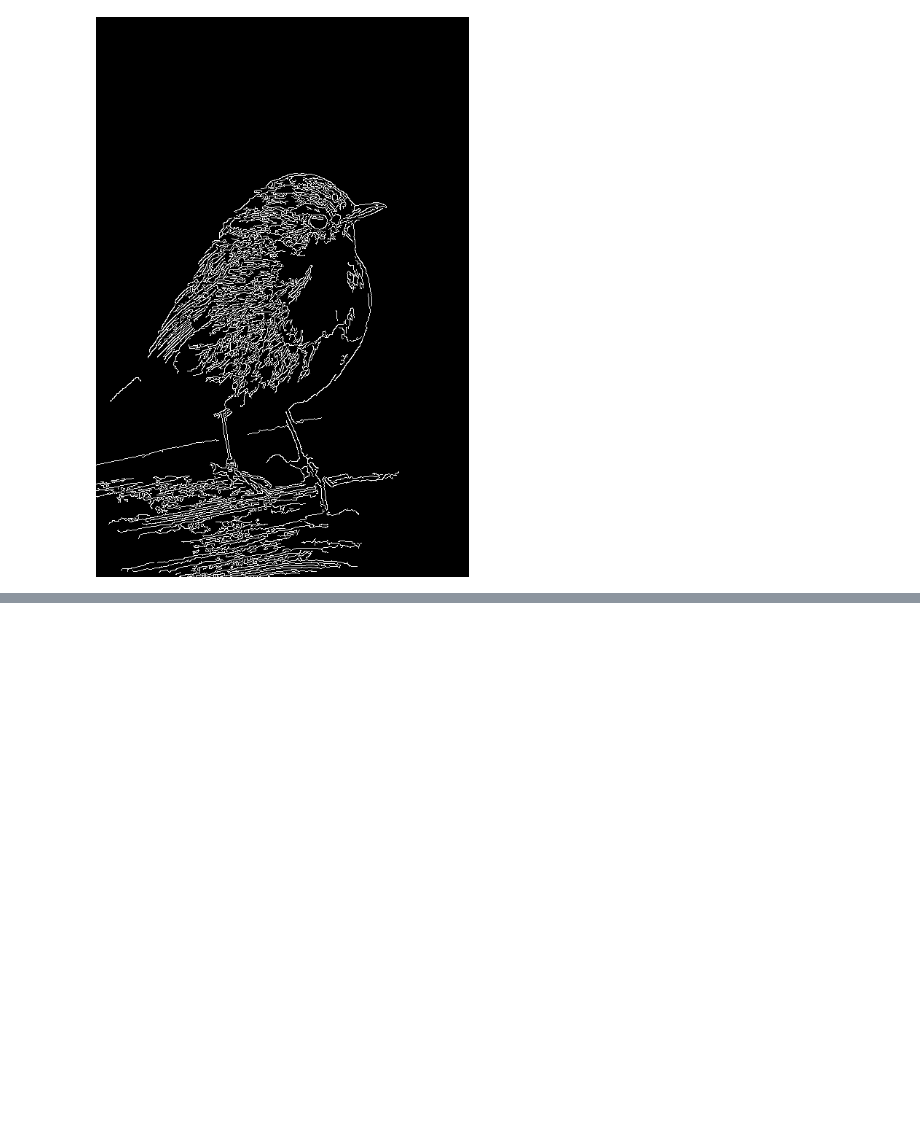
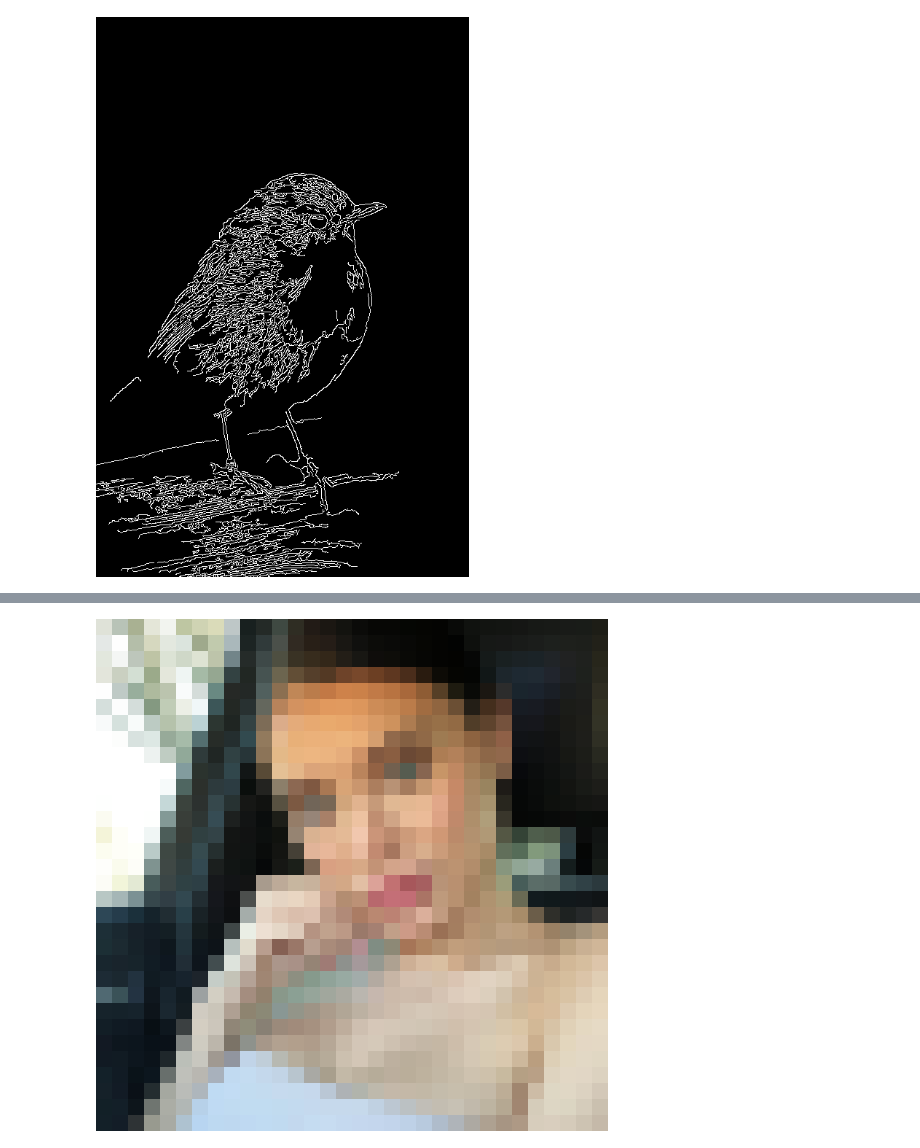
Before and after one commit to SamanFekri/MasterThesis, a Jupyter notebook: fill50k/ControlNet/Test.ipynb, the cells around one changed output, grey strips where cells are left out. Saved outputs shown, nothing was run; the diff lists cells and outputs as text; code cells hidden in the pictures; blank space fills up the shorter version.

```diff
--- a/fill50k/ControlNet/Test.ipynb
+++ b/fill50k/ControlNet/Test.ipynb
@@ -176,0 +208,6 @@ Image.fromarray(canny)
+# %%
+dim = (512, 512)
+resized = cv2.resize(resized, (512, 512), interpolation = cv2.INTER_AREA)
+Image.fromarray(resized)
+# %% [output]
+[figure, added]
```
Also changed, not shown: parts of 8 cells of this notebook, 2 other files.
